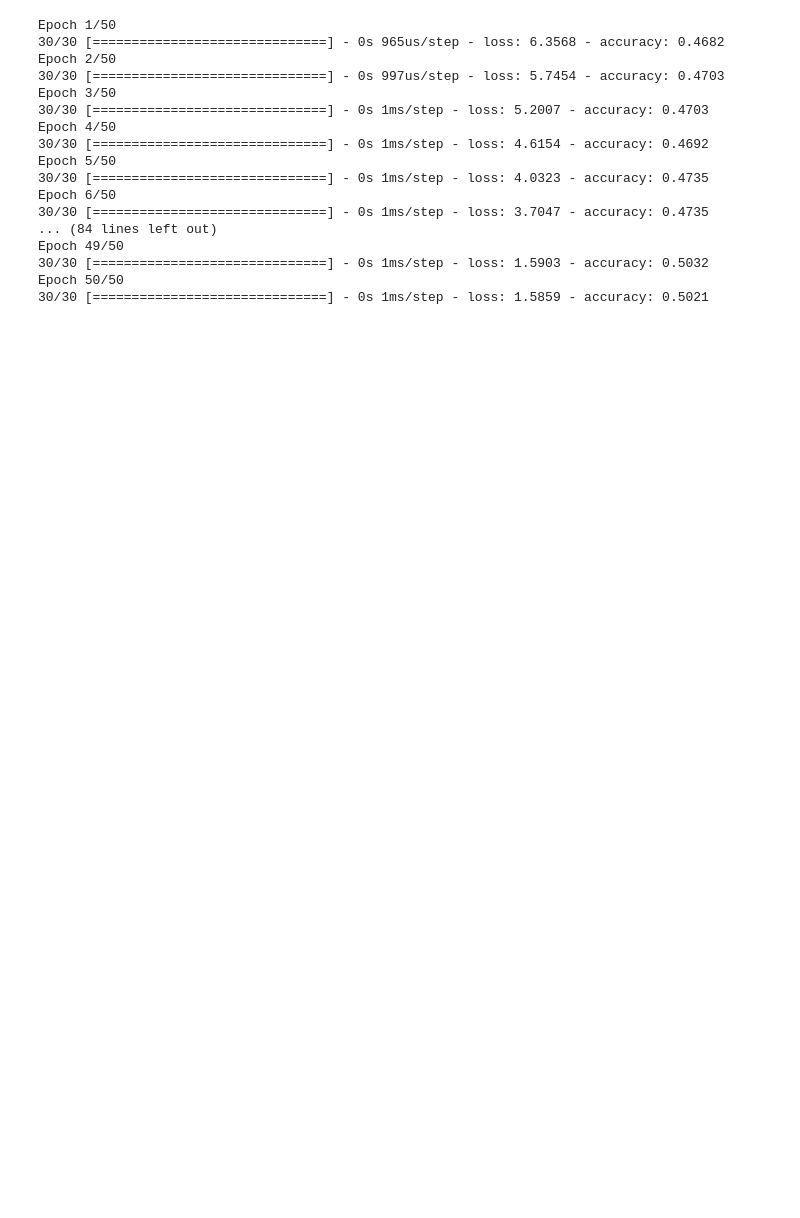
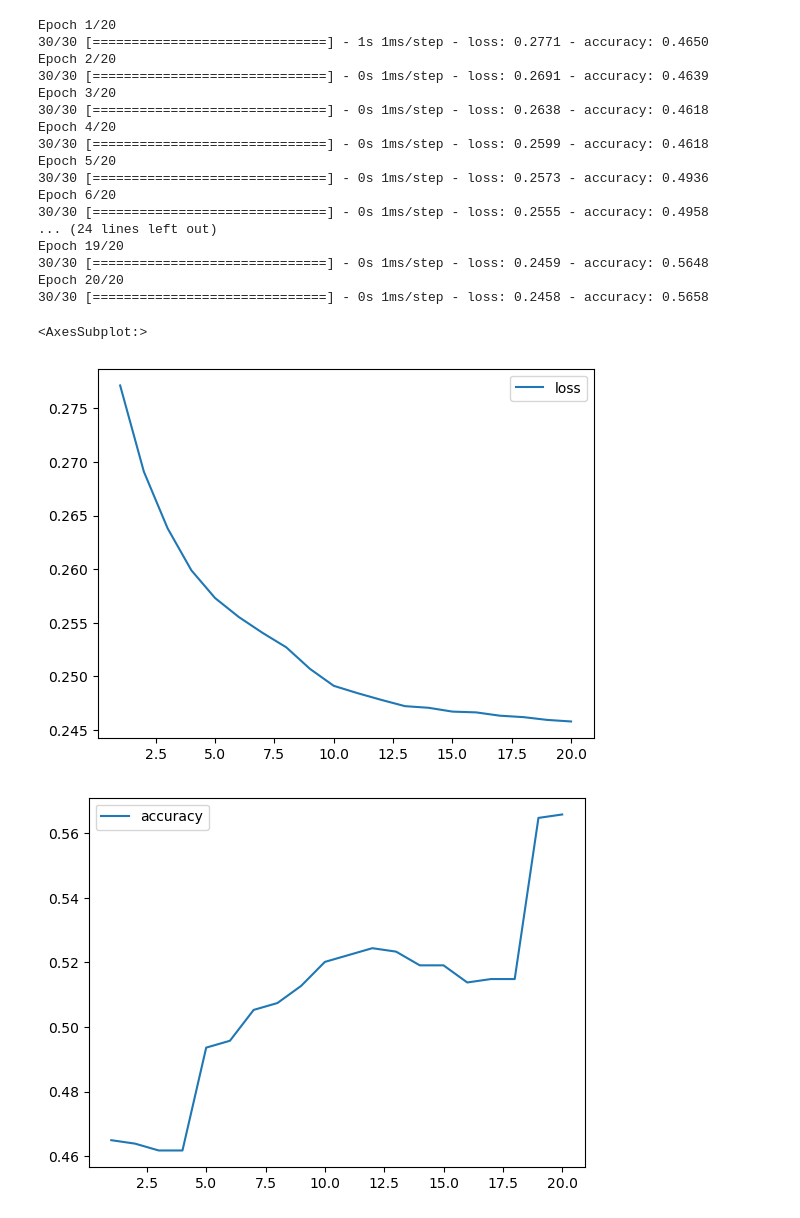
Before and after one commit to mike501b/project2, a Jupyter notebook: Mike/MB neural network.ipynb, the cells around one changed output. Saved outputs shown, nothing was run; the diff lists cells and outputs as text; code cells hidden in the pictures; blank space fills up the shorter version.

```diff
--- a/Mike/MB neural network.ipynb
+++ b/Mike/MB neural network.ipynb
@@ -124,23 +117,31 @@ Trainable params: 28
 Non-trainable params: 0
 _________________________________________________________________
 # %%
-neuron.compile(loss="binary_crossentropy", optimizer="adam", metrics=["accuracy"])
-model = neuron.fit(X_train_scaled, y_train, epochs=50)
+nn_model.compile(loss="mean_squared_error", optimizer="adam", metrics=["accuracy"])
+nn_model_fit = nn_model.fit(X_train_scaled, y_train, epochs=20)
 # %% [output]
-Epoch 1/50
-30/30 [==============================] - 0s 965us/step - loss: 6.3568 - accuracy: 0.4682
-Epoch 2/50
-30/30 [==============================] - 0s 997us/step - loss: 5.7454 - accuracy: 0.4703
-Epoch 3/50
-30/30 [==============================] - 0s 1ms/step - loss: 5.2007 - accuracy: 0.4703
-Epoch 4/50
-30/30 [==============================] - 0s 1ms/step - loss: 4.6154 - accuracy: 0.4692
-Epoch 5/50
-30/30 [==============================] - 0s 1ms/step - loss: 4.0323 - accuracy: 0.4735
-Epoch 6/50
-30/30 [==============================] - 0s 1ms/step - loss: 3.7047 - accuracy: 0.4735
-... (84 lines left out)
-Epoch 49/50
-30/30 [==============================] - 0s 1ms/step - loss: 1.5903 - accuracy: 0.5032
-Epoch 50/50
-30/30 [==============================] - 0s 1ms/step - loss: 1.5859 - accuracy: 0.5021
+Epoch 1/20
+30/30 [==============================] - 1s 1ms/step - loss: 0.2771 - accuracy: 0.4650
+Epoch 2/20
+30/30 [==============================] - 0s 1ms/step - loss: 0.2691 - accuracy: 0.4639
+Epoch 3/20
+30/30 [==============================] - 0s 1ms/step - loss: 0.2638 - accuracy: 0.4618
+Epoch 4/20
+30/30 [==============================] - 0s 1ms/step - loss: 0.2599 - accuracy: 0.4618
+Epoch 5/20
+30/30 [==============================] - 0s 1ms/step - loss: 0.2573 - accuracy: 0.4936
+Epoch 6/20
+30/30 [==============================] - 0s 1ms/step - loss: 0.2555 - accuracy: 0.4958
+... (24 lines left out)
+Epoch 19/20
+30/30 [==============================] - 0s 1ms/step - loss: 0.2459 - accuracy: 0.5648
+Epoch 20/20
+30/30 [==============================] - 0s 1ms/step - loss: 0.2458 - accuracy: 0.5658
+# %%
+model_plot = pd.DataFrame(nn_model_fit.history, index=range(1, len(nn_model_fit.history["loss"]) + 1))
+model_plot.plot(y="loss")
+model_plot.plot(y="accuracy")
+# %% [output]
+<AxesSubplot:>
+[figure, added]
+[figure, added]
```
Also changed, not shown: parts of 8 cells of this notebook, 2 other files.
